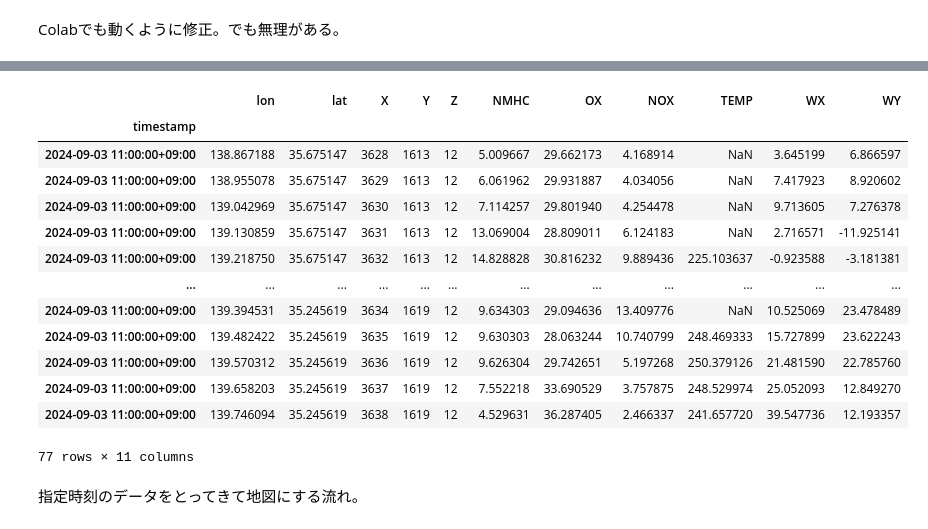
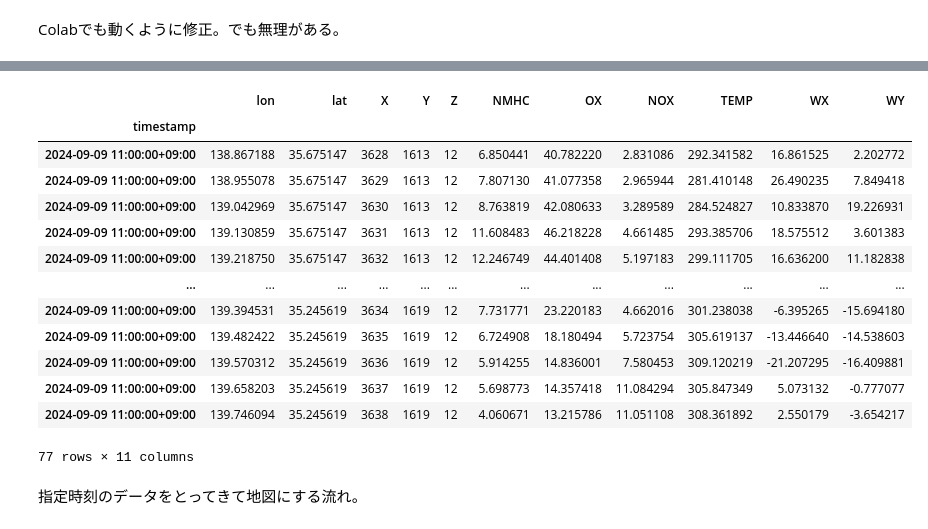
Before and after one commit to photochemistry/andersan-api, a Jupyter notebook: 即時地図化.ipynb, the cells around one changed output, grey strips where cells are left out. Drawn from its saved outputs; the diff is of its cells as text; code cells hidden in the pictures.

```diff
--- a/即時地図化.ipynb
+++ b/即時地図化.ipynb
@@ -39,27 +45,27 @@ Successfully installed pydantic-2.9.1 pydantic-core-2.23.3 pyjson-1.4.1
 # %%
 from andersan_api.backend import observes
 from logging import getLogger, basicConfig, INFO, DEBUG
 
 basicConfig(level=DEBUG)
 # 特定の日時の各地理院メッシュ点での測定値をとってくる例
-isodate = "2024-09-03T11:00+09:00"
+isodate = "2024-09-09T11:00+09:00"
 zoom = 12
 table = observes("kanagawa", isodate, zoom)
 table
 # %% [output]
 |  | lon | lat | X | Y | Z | NMHC | OX | NOX | TEMP | WX | WY |
 | timestamp |  |  |  |  |  |  |  |  |  |  |  |
-| 2024-09-03 11:00:00+09:00 | 138.867188 | 35.675147 | 3628 | 1613 | 12 | 5.009667 | 29.662173 | 4.168914 | NaN | 3.645199 | 6.866597 |
-| 2024-09-03 11:00:00+09:00 | 138.955078 | 35.675147 | 3629 | 1613 | 12 | 6.061962 | 29.931887 | 4.034056 | NaN | 7.417923 | 8.920602 |
-| 2024-09-03 11:00:00+09:00 | 139.042969 | 35.675147 | 3630 | 1613 | 12 | 7.114257 | 29.801940 | 4.254478 | NaN | 9.713605 | 7.276378 |
-| 2024-09-03 11:00:00+09:00 | 139.130859 | 35.675147 | 3631 | 1613 | 12 | 13.069004 | 28.809011 | 6.124183 | NaN | 2.716571 | -11.925141 |
-| 2024-09-03 11:00:00+09:00 | 139.218750 | 35.675147 | 3632 | 1613 | 12 | 14.828828 | 30.816232 | 9.889436 | 225.103637 | -0.923588 | -3.181381 |
+| 2024-09-09 11:00:00+09:00 | 138.867188 | 35.675147 | 3628 | 1613 | 12 | 6.850441 | 40.782220 | 2.831086 | 292.341582 | 16.861525 | 2.202772 |
+| 2024-09-09 11:00:00+09:00 | 138.955078 | 35.675147 | 3629 | 1613 | 12 | 7.807130 | 41.077358 | 2.965944 | 281.410148 | 26.490235 | 7.849418 |
+| 2024-09-09 11:00:00+09:00 | 139.042969 | 35.675147 | 3630 | 1613 | 12 | 8.763819 | 42.080633 | 3.289589 | 284.524827 | 10.833870 | 19.226931 |
+| 2024-09-09 11:00:00+09:00 | 139.130859 | 35.675147 | 3631 | 1613 | 12 | 11.608483 | 46.218228 | 4.661485 | 293.385706 | 18.575512 | 3.601383 |
+| 2024-09-09 11:00:00+09:00 | 139.218750 | 35.675147 | 3632 | 1613 | 12 | 12.246749 | 44.401408 | 5.197183 | 299.111705 | 16.636200 | 11.182838 |
 | ... | ... | ... | ... | ... | ... | ... | ... | ... | ... | ... | ... |
-| 2024-09-03 11:00:00+09:00 | 139.394531 | 35.245619 | 3634 | 1619 | 12 | 9.634303 | 29.094636 | 13.409776 | NaN | 10.525069 | 23.478489 |
-| 2024-09-03 11:00:00+09:00 | 139.482422 | 35.245619 | 3635 | 1619 | 12 | 9.630303 | 28.063244 | 10.740799 | 248.469333 | 15.727899 | 23.622243 |
-| 2024-09-03 11:00:00+09:00 | 139.570312 | 35.245619 | 3636 | 1619 | 12 | 9.626304 | 29.742651 | 5.197268 | 250.379126 | 21.481590 | 22.785760 |
-| 2024-09-03 11:00:00+09:00 | 139.658203 | 35.245619 | 3637 | 1619 | 12 | 7.552218 | 33.690529 | 3.757875 | 248.529974 | 25.052093 | 12.849270 |
-| 2024-09-03 11:00:00+09:00 | 139.746094 | 35.245619 | 3638 | 1619 | 12 | 4.529631 | 36.287405 | 2.466337 | 241.657720 | 39.547736 | 12.193357 |
+| 2024-09-09 11:00:00+09:00 | 139.394531 | 35.245619 | 3634 | 1619 | 12 | 7.731771 | 23.220183 | 4.662016 | 301.238038 | -6.395265 | -15.694180 |
+| 2024-09-09 11:00:00+09:00 | 139.482422 | 35.245619 | 3635 | 1619 | 12 | 6.724908 | 18.180494 | 5.723754 | 305.619137 | -13.446640 | -14.538603 |
+| 2024-09-09 11:00:00+09:00 | 139.570312 | 35.245619 | 3636 | 1619 | 12 | 5.914255 | 14.836001 | 7.580453 | 309.120219 | -21.207295 | -16.409881 |
+| 2024-09-09 11:00:00+09:00 | 139.658203 | 35.245619 | 3637 | 1619 | 12 | 5.698773 | 14.357418 | 11.084294 | 305.847349 | 5.073132 | -0.777077 |
+| 2024-09-09 11:00:00+09:00 | 139.746094 | 35.245619 | 3638 | 1619 | 12 | 4.060671 | 13.215786 | 11.051108 | 308.361892 | 2.550179 | -3.654217 |
 77 rows × 11 columns
 # %% [markdown]
 指定時刻のデータをとってきて地図にする流れ。
```
Also changed, not shown: parts of 5 cells of this notebook.
